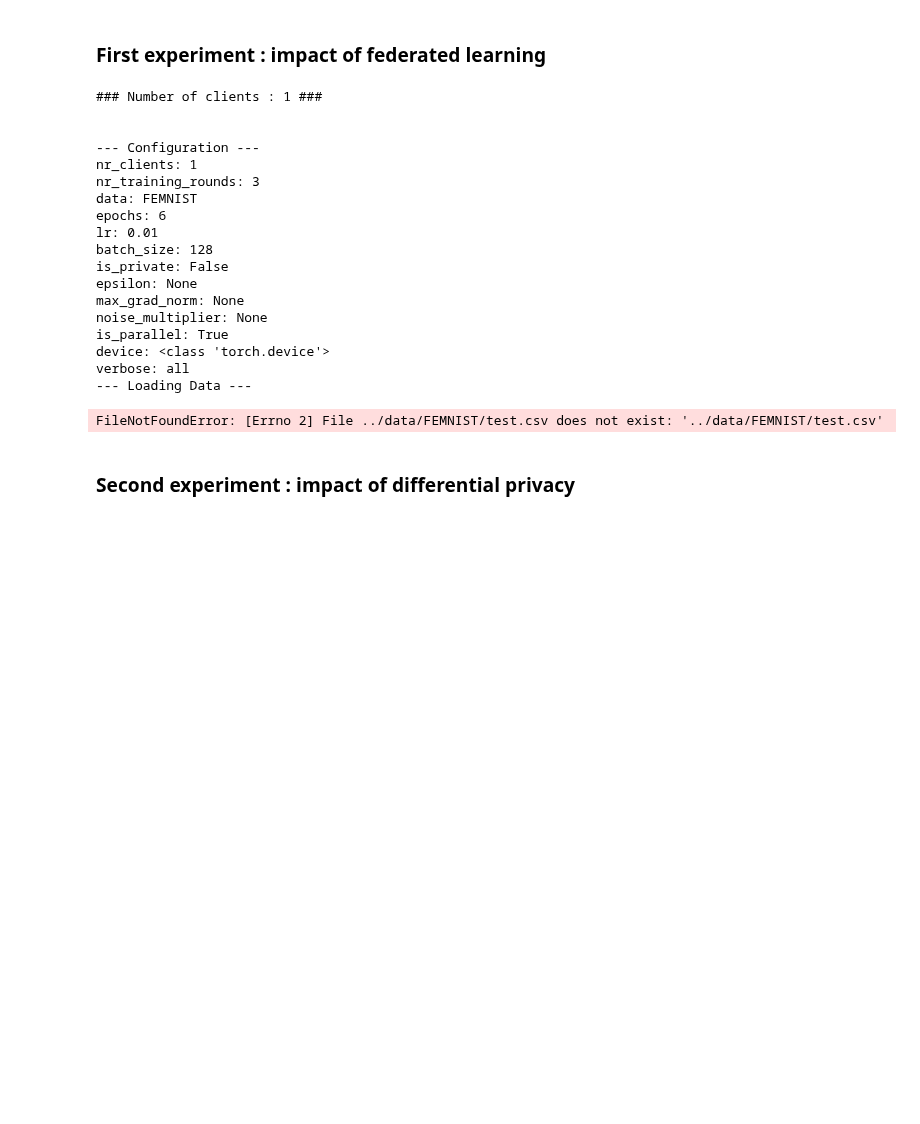
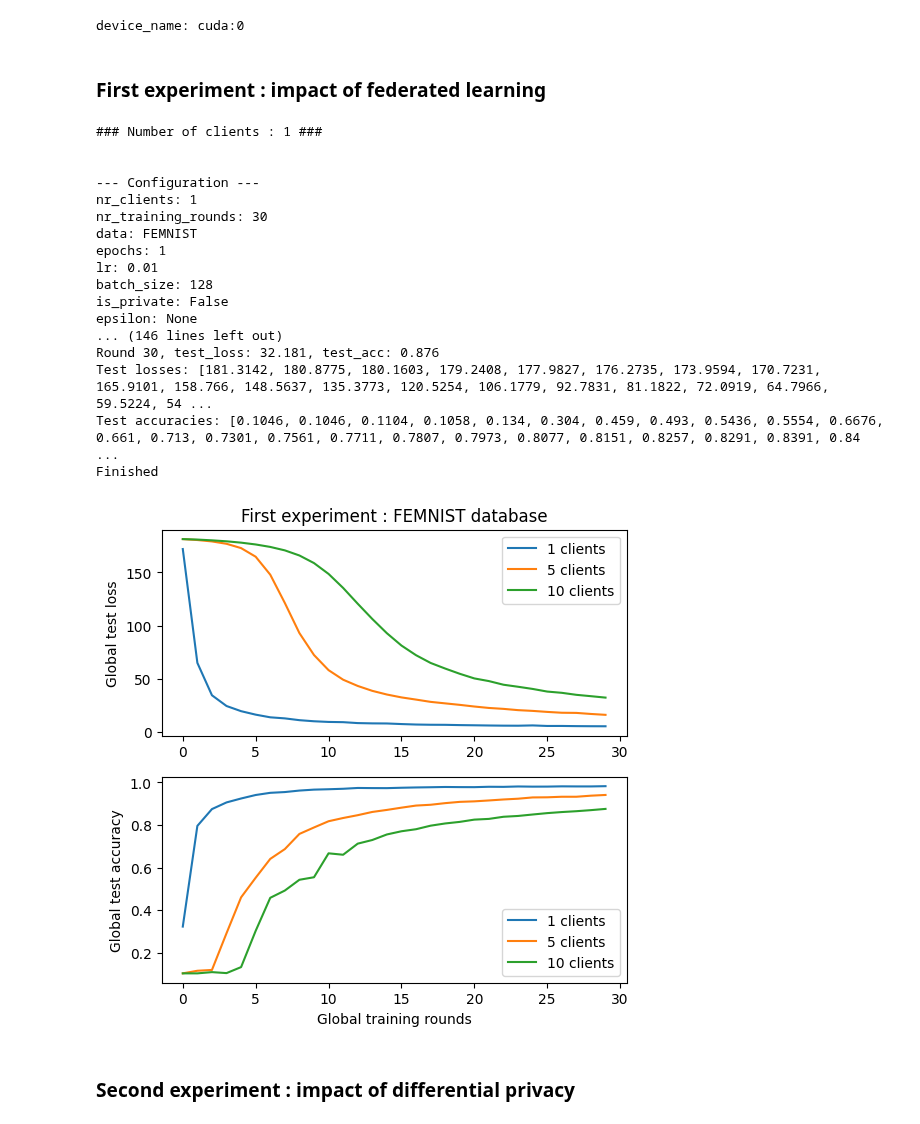
Before and after one commit to jan-kreischer/FedML_w_DP, a Jupyter notebook: experiments/exp_FEMNIST.ipynb, the cells around one changed output. Drawn from its saved outputs; the diff is of its cells as text; code cells hidden in the pictures; blank space fills up the shorter version.

Commit message:
Ran experiments on FEMNIST

```diff
--- a/experiments/exp_FEMNIST.ipynb
+++ b/experiments/exp_FEMNIST.ipynb
@@ -1,3 +42,15 @@
+# %%
+# Make sure cuda support is available
+import torch
+
+if torch.cuda.is_available():
+    device_name = "cuda:0"
+else:
+    device_name = "cpu"
+print("device_name: {}".format(device_name))
+device = torch.device(device_name)
+# %% [output]
+device_name: cuda:0
 # %%
 %load_ext autoreload
 %autoreload 2
@@ -18,8 +70,8 @@ plt.rcParams['figure.dpi'] = 100
 ### First experiment : impact of federated learning
 # %%
 LR = 0.01
-EPOCHS = 6
-NR_TRAINING_ROUNDS = 3
+EPOCHS = 1
+NR_TRAINING_ROUNDS = 30
 BATCH_SIZE = 128
 
 RANGE_NR_CLIENTS = [1,5,10]
@@ -39,10 +91,10 @@ for nr_clients in RANGE_NR_CLIENTS:
         max_grad_norm=None,
         noise_multiplier=None,
         is_parallel=True,
-        device=None,
-        verbose='all')
+        device=device,
+        verbose='server')
 
-    test_losses, test_accs = server.train(early=False, patience=2)
+    test_losses, test_accs = server.train()
 
     experiment_losses.append(test_losses)
     experiment_accs.append(test_accs)
@@ -52,23 +104,25 @@ for nr_clients in RANGE_NR_CLIENTS:
 
 --- Configuration ---
 nr_clients: 1
-nr_training_rounds: 3
+nr_training_rounds: 30
 data: FEMNIST
-epochs: 6
+epochs: 1
 lr: 0.01
 batch_size: 128
 is_private: False
 epsilon: None
-max_grad_norm: None
-noise_multiplier: None
-is_parallel: True
-device: <class 'torch.device'>
-verbose: all
---- Loading Data ---
+... (146 lines left out)
+Round 30, test_loss: 32.181, test_acc: 0.876
+Test losses: [181.3142, 180.8775, 180.1603, 179.2408, 177.9827, 176.2735, 173.9594, 170.7231, 165.9101, 158.766, 148.5637, 135.3773, 120.5254, 106.1779, 92.7831, 81.1822, 72.0919, 64.7966, 59.5224, 54 ...
+Test accuracies: [0.1046, 0.1046, 0.1104, 0.1058, 0.134, 0.304, 0.459, 0.493, 0.5436, 0.5554, 0.6676, 0.661, 0.713, 0.7301, 0.7561, 0.7711, 0.7807, 0.7973, 0.8077, 0.8151, 0.8257, 0.8291, 0.8391, 0.84 ...
+Finished
-FileNotFoundError: [Errno 2] File ../data/FEMNIST/test.csv does not exist: '../data/FEMNIST/test.csv'
 # %%
 names = [f'{i} clients' for i in RANGE_NR_CLIENTS]
-plot_exp(experiment_losses, experiment_accs, names)
+title = 'First experiment : FEMNIST database'
+fig = plot_exp(experiment_losses, experiment_accs, names, title)
+fig.savefig("FEMNIST_exp1.pdf")
+# %% [output]
+[figure, added]
 # %% [markdown]
 ### Second experiment : impact of differential privacy
 # %%
```
Also changed, not shown: parts of 11 cells of this notebook.
